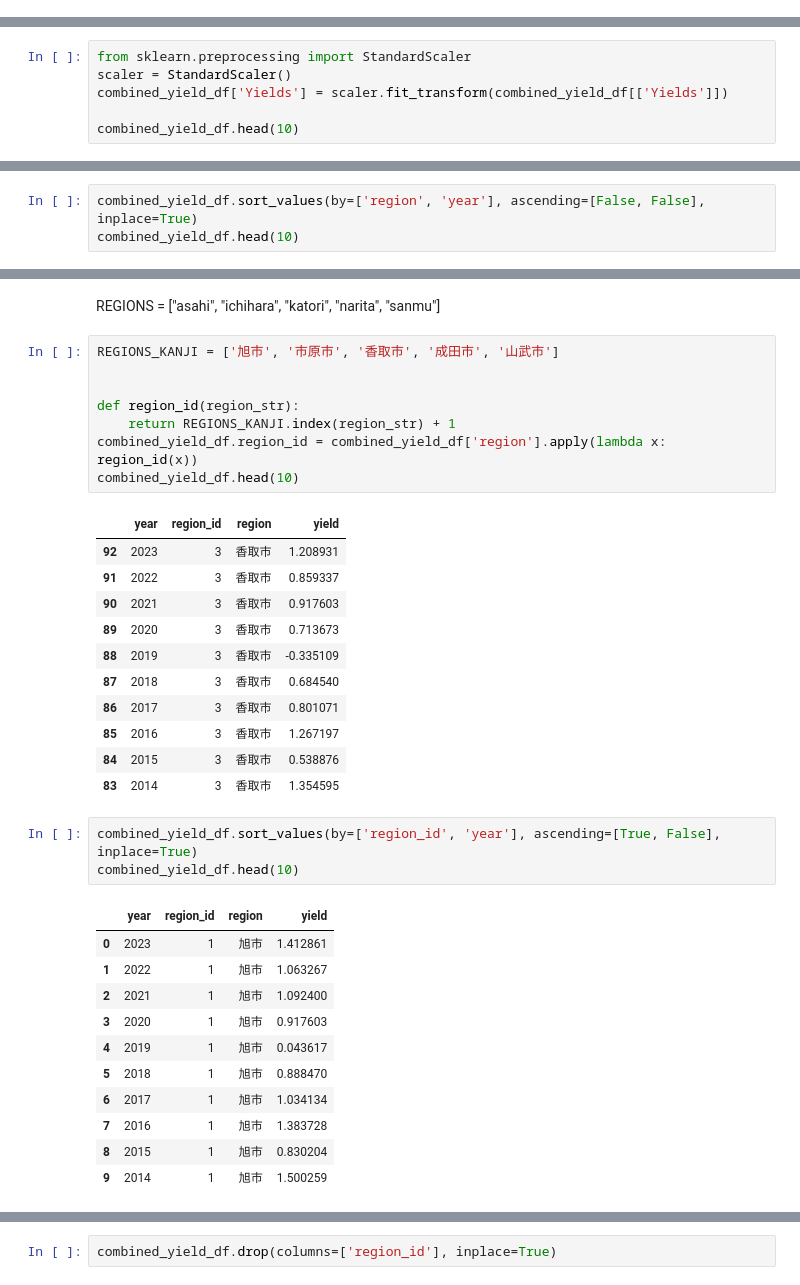
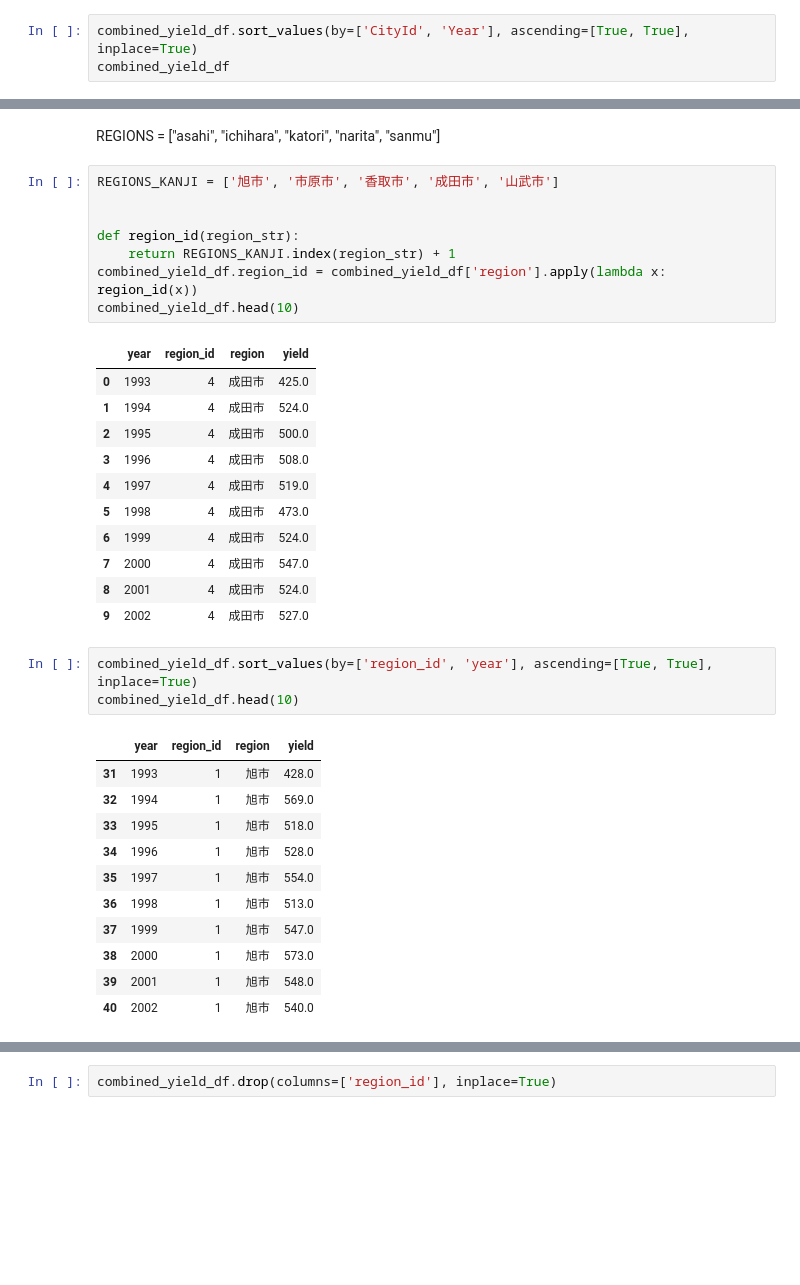
Before and after one commit to automatedtomato/rice-yield-prediction, a Jupyter notebook: notebooks/data_scaling.ipynb, the cells around one changed output, grey strips where cells are left out. Saved outputs shown, nothing was run; the diff lists cells and outputs as text; blank space fills up the shorter version.

```diff
--- a/notebooks/data_scaling.ipynb
+++ b/notebooks/data_scaling.ipynb
@@ -30,0 +54,3 @@ combined_yield_df.reset_index(drop=True, inplace=True)
+# %%
+combined_yield_df.sort_values(by=['CityId', 'Year'], ascending=[True, True], inplace=True)
+combined_yield_df
@@ -33,6 +75,0 @@ combined_yield_df.to_csv(RAW_DIR + 'combined_yield_df.csv')
-# %%
-from sklearn.preprocessing import StandardScaler
-scaler = StandardScaler()
-combined_yield_df['Yields'] = scaler.fit_transform(combined_yield_df[['Yields']])
-
-combined_yield_df.head(10)
@@ -67,3 +107,0 @@ combined_yield_df.head(10)
-# %%
-combined_yield_df.sort_values(by=['region', 'year'], ascending=[False, False], inplace=True)
-combined_yield_df.head(10)
@@ -106,31 +132,31 @@ combined_yield_df.region_id = combined_yield_df['region'].apply(lambda x: region
 combined_yield_df.head(10)
 # %% [output]
 |  | year | region_id | region | yield |
-| 92 | 2023 | 3 | 香取市 | 1.208931 |
-| 91 | 2022 | 3 | 香取市 | 0.859337 |
-| 90 | 2021 | 3 | 香取市 | 0.917603 |
-| 89 | 2020 | 3 | 香取市 | 0.713673 |
-| 88 | 2019 | 3 | 香取市 | -0.335109 |
-| 87 | 2018 | 3 | 香取市 | 0.684540 |
-| 86 | 2017 | 3 | 香取市 | 0.801071 |
-| 85 | 2016 | 3 | 香取市 | 1.267197 |
-| 84 | 2015 | 3 | 香取市 | 0.538876 |
-| 83 | 2014 | 3 | 香取市 | 1.354595 |
+| 0 | 1993 | 4 | 成田市 | 425.0 |
+| 1 | 1994 | 4 | 成田市 | 524.0 |
+| 2 | 1995 | 4 | 成田市 | 500.0 |
+| 3 | 1996 | 4 | 成田市 | 508.0 |
+| 4 | 1997 | 4 | 成田市 | 519.0 |
+| 5 | 1998 | 4 | 成田市 | 473.0 |
+| 6 | 1999 | 4 | 成田市 | 524.0 |
+| 7 | 2000 | 4 | 成田市 | 547.0 |
+| 8 | 2001 | 4 | 成田市 | 524.0 |
+| 9 | 2002 | 4 | 成田市 | 527.0 |
 # %%
-combined_yield_df.sort_values(by=['region_id', 'year'], ascending=[True, False], inplace=True)
+combined_yield_df.sort_values(by=['region_id', 'year'], ascending=[True, True], inplace=True)
 combined_yield_df.head(10)
 # %% [output]
 |  | year | region_id | region | yield |
-| 0 | 2023 | 1 | 旭市 | 1.412861 |
-| 1 | 2022 | 1 | 旭市 | 1.063267 |
-| 2 | 2021 | 1 | 旭市 | 1.092400 |
-| 3 | 2020 | 1 | 旭市 | 0.917603 |
-| 4 | 2019 | 1 | 旭市 | 0.043617 |
-| 5 | 2018 | 1 | 旭市 | 0.888470 |
-| 6 | 2017 | 1 | 旭市 | 1.034134 |
-| 7 | 2016 | 1 | 旭市 | 1.383728 |
-| 8 | 2015 | 1 | 旭市 | 0.830204 |
-| 9 | 2014 | 1 | 旭市 | 1.500259 |
+| 31 | 1993 | 1 | 旭市 | 428.0 |
+| 32 | 1994 | 1 | 旭市 | 569.0 |
+| 33 | 1995 | 1 | 旭市 | 518.0 |
+| 34 | 1996 | 1 | 旭市 | 528.0 |
+| 35 | 1997 | 1 | 旭市 | 554.0 |
+| 36 | 1998 | 1 | 旭市 | 513.0 |
+| 37 | 1999 | 1 | 旭市 | 547.0 |
+| 38 | 2000 | 1 | 旭市 | 573.0 |
+| 39 | 2001 | 1 | 旭市 | 548.0 |
+| 40 | 2002 | 1 | 旭市 | 540.0 |
 # %%
 combined_yield_df.reset_index(drop=True, inplace=True)
 combined_yield_df.head(10)
```
Also changed, not shown: parts of 13 cells of this notebook, 32 other files.
